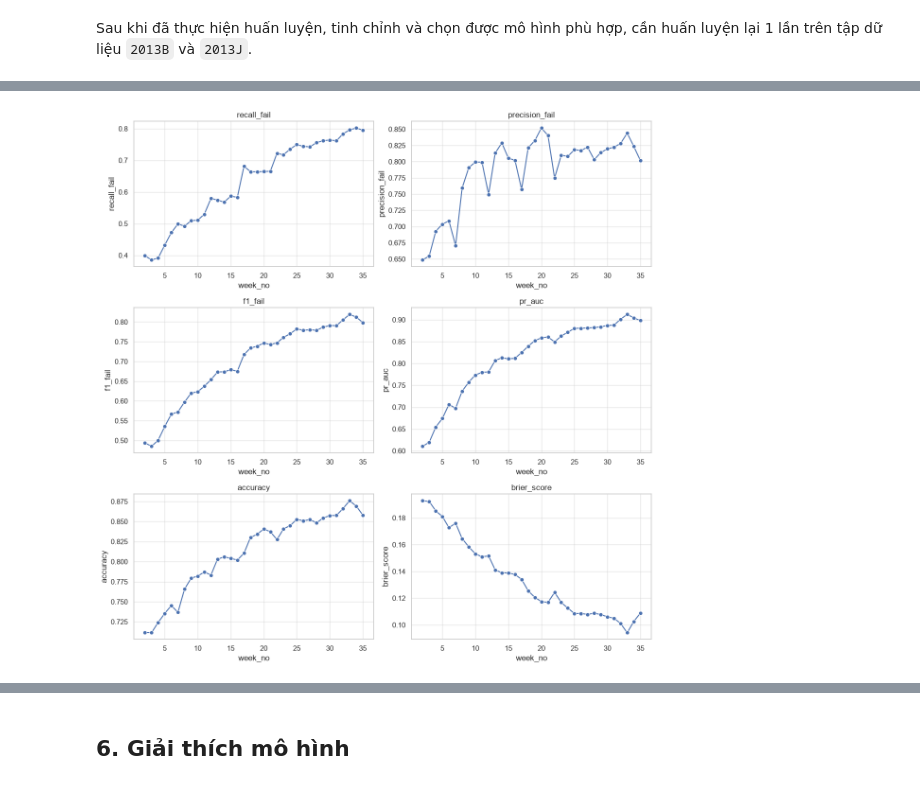
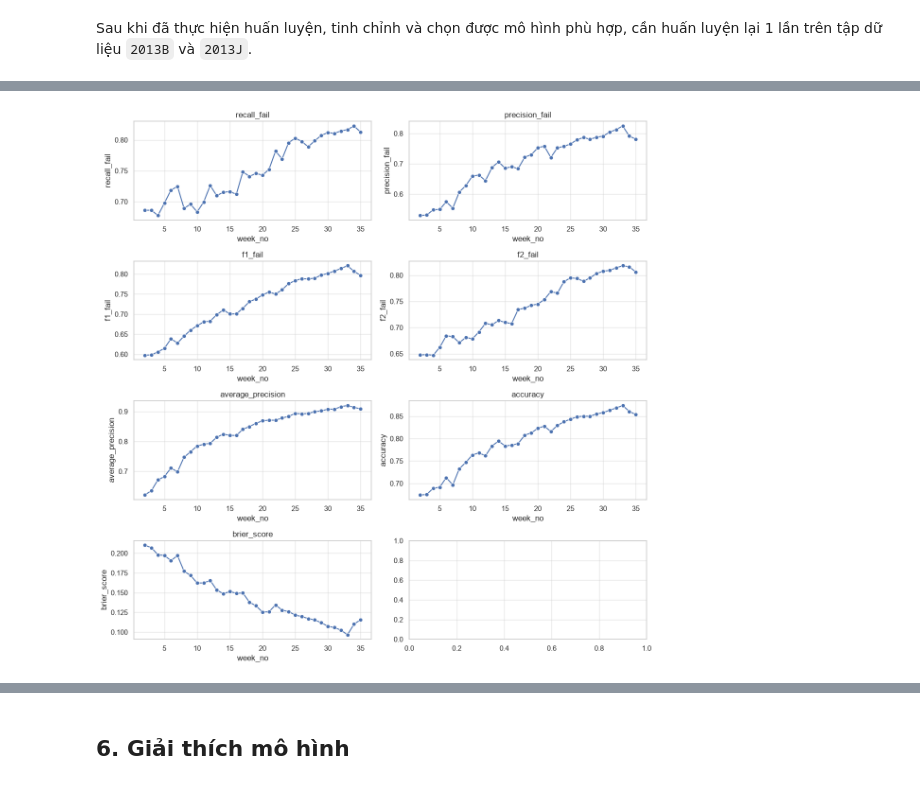
Before and after one commit to phat-05/learning-analytics-pipeline, a Jupyter notebook: notebook/ml_analytics.ipynb, the cells around one changed output, grey strips where cells are left out. Saved outputs shown, nothing was run; the diff lists cells and outputs as text; code cells hidden in the pictures.

```diff
--- a/notebook/ml_analytics.ipynb
+++ b/notebook/ml_analytics.ipynb
@@ -632,5 +721,6 @@ Qua quá trình EDA trên tập huấn luyện `2013B`:
 # %%
 drop_columns = [
+    "module_presentation_student_week_id",
     "id_student",
     "code_module",
     "code_presentation",
@@ -1559,30 +1669,0 @@ Do mức cải thiện F1 không đáng kể và mục tiêu cần hạn chế b
-# %%
-lr_prob = logistic_full.predict_proba(X_val)[:, 1]
-lr_pred = (lr_prob >= 0.5).astype(int)
-y_val_array = y_val.to_numpy()
-
-module_rows = []
-
-for module in sorted(val_df["code_module"].unique()):
-    mask = val_df["code_module"].eq(module).to_numpy()
-
-    module_rows.append({
-        "code_module": module,
-        "sample_count": mask.sum(),
-        "fail_rate": y_val_array[mask].mean(),
-        "recall_fail": recall_score(y_val_array[mask], lr_pred[mask]),
-        "precision_fail": precision_score(
-            y_val_array[mask], lr_pred[mask], zero_division=0
-        ),
-        "f1_fail": f1_score(y_val_array[mask], lr_pred[mask]),
-        "pr_auc": average_precision_score(
-            y_val_array[mask], lr_prob[mask]
-        ),
-        "accuracy": accuracy_score(y_val_array[mask], lr_pred[mask]),
-        "brier_score": brier_score_loss(
-            y_val_array[mask], lr_prob[mask]
-        ),
-    })
-
-module_results = pd.DataFrame(module_rows)
-print(module_results.round(4))
@@ -1622,7 +1680,7 @@ y_train_val = pd.concat([y_train, y_val], ignore_index=True)
 X_test = test_df.drop(columns=drop_columns)
 y_test = test_df["final_result"].map(target_map)
 
-final_model = clone(logistic_full)
+final_model = clone(hgb_tuned)
 final_model.fit(X_train_val, y_train_val)
 
 test_prob = final_model.predict_proba(X_test)[:, 1]
@@ -1630,6 +1688,6 @@ test_prob = final_model.predict_proba(X_test)[:, 1]
 final_test_result = evaluate_model(
     y_test,
     test_prob,
-    "Final LogisticRegression"
+    "Final HGB"
 )
 # %% [output]
@@ -1680,12 +1722,13 @@ for week in sorted(test_df["week_no"].unique()):
             y_week, pred_week, zero_division=0
         ),
         "f1_fail": f1_score(y_week, pred_week),
-        "pr_auc": average_precision_score(y_week, prob_week),
+        "f2_fail": fbeta_score(y_week, pred_week, beta=2, pos_label=1,zero_division=0),
+        "average_precision": average_precision_score(y_week, prob_week),
         "accuracy": accuracy_score(y_week, pred_week),
         "brier_score": brier_score_loss(y_week, prob_week),
     })
 
 weekly_test_results = pd.DataFrame(weekly_results)
 
-display(weekly_test_results.round(4))
+weekly_test_results.round(4)
 # %% [output]
@@ -1709,26 +1752,27 @@ display(weekly_test_results.round(4))
 # %%
-fig, axes = plt.subplots(3, 2, figsize=(12, 12))
+fig, axes = plt.subplots(4, 2, figsize=(12, 12))
 scores = [
     "recall_fail",
     "precision_fail",
     "f1_fail",
-    "pr_auc",
+    "f2_fail",
+    "average_precision",
     "accuracy",
     "brier_score"
 ]
 
 for ax, score in zip(axes.flat, scores):
     sns.lineplot(
         data=weekly_test_results,
         x="week_no",
         y=score,
         marker="o",
         ax=ax,
     )
     ax.set_title(score)
 
 plt.tight_layout()
 plt.show()
 # %% [output]
-[figure, old version]
+[figure, new version]
 # %% [markdown]
```
Also changed, not shown: parts of 66 cells of this notebook, 24 other files.
